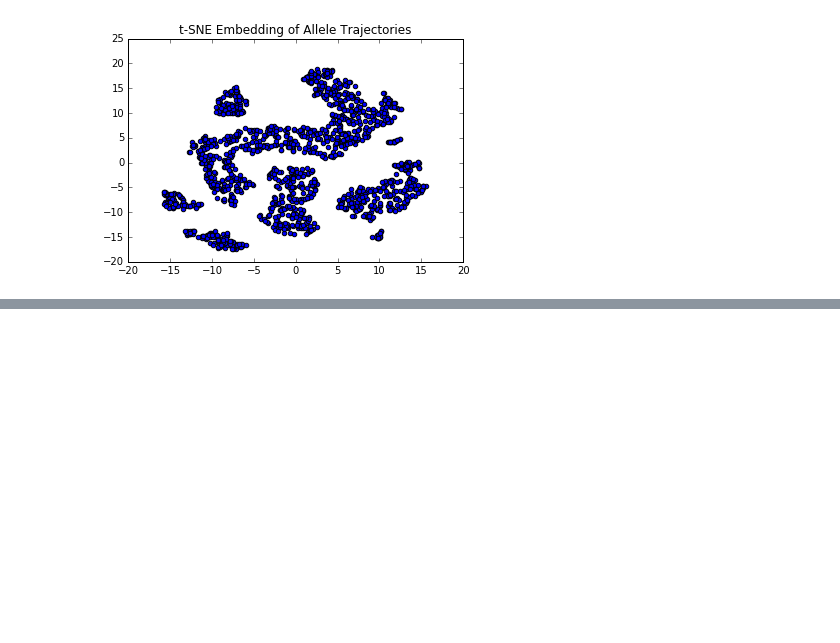
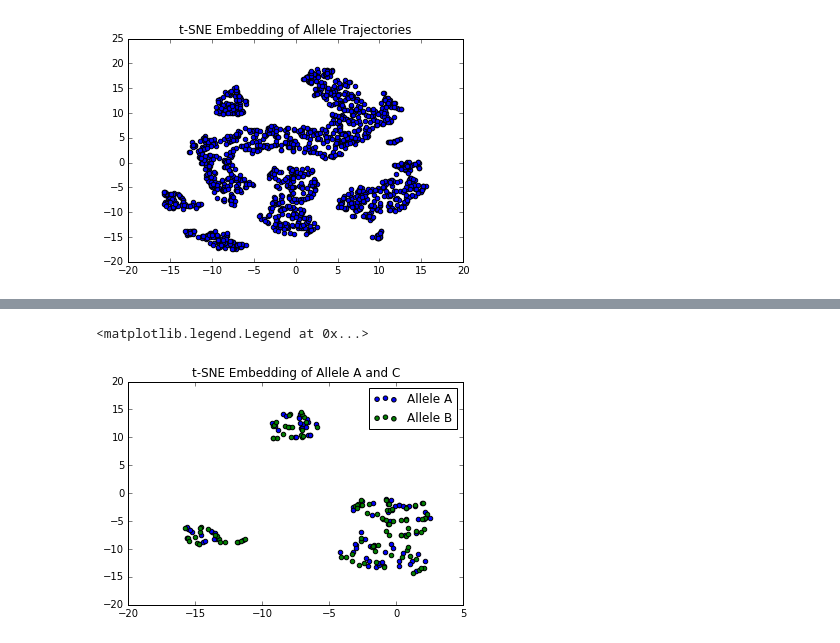
Before and after one commit to standard-aaron/mullets, a Jupyter notebook: eda.ipynb, the cells around one changed output, grey strips where cells are left out. Cells and saved outputs as stored; diff of their text form; code cells hidden in the pictures; blank space fills up the shorter version.

```diff
--- a/eda.ipynb
+++ b/eda.ipynb
@@ -127,0 +128,9 @@ plt.legend()
+# %%
+# Are alleles not under selection distinguishable?
+a_plt = plt.scatter(embedded[:100, 0], embedded[:100, 1], c='b')
+b_plt = plt.scatter(embedded[100:200, 0], embedded[100:200, 1], c='g')
+plt.title('t-SNE Embedding of Allele A and C')
+plt.legend([a_plt, b_plt], ['Allele A', 'Allele B']) # This one is tangled up
+# %% [output]
+<matplotlib.legend.Legend at 0x...>
+[figure, added]
```
Also changed, not shown: parts of 1 cell of this notebook.
